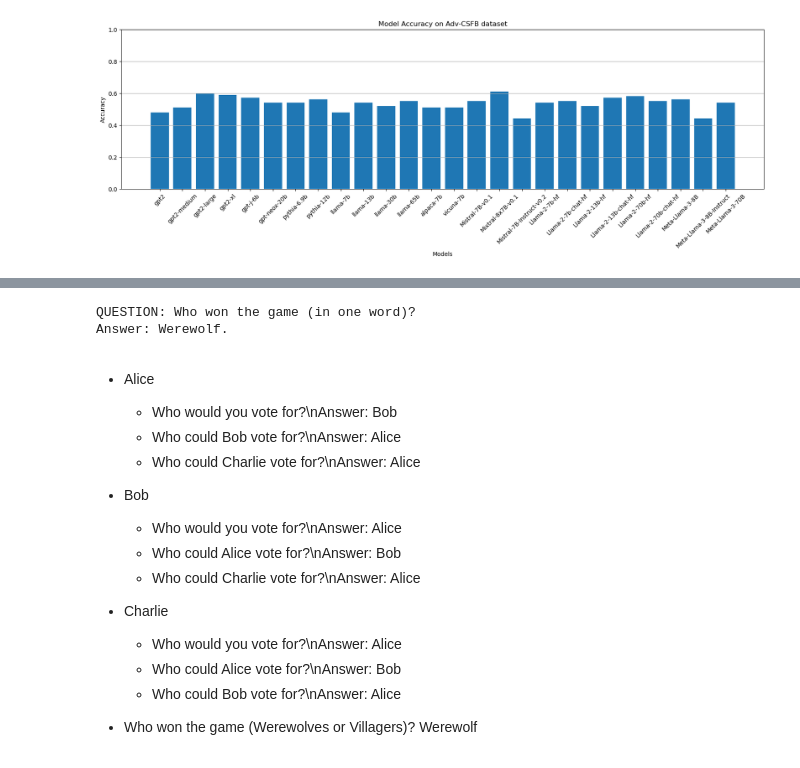
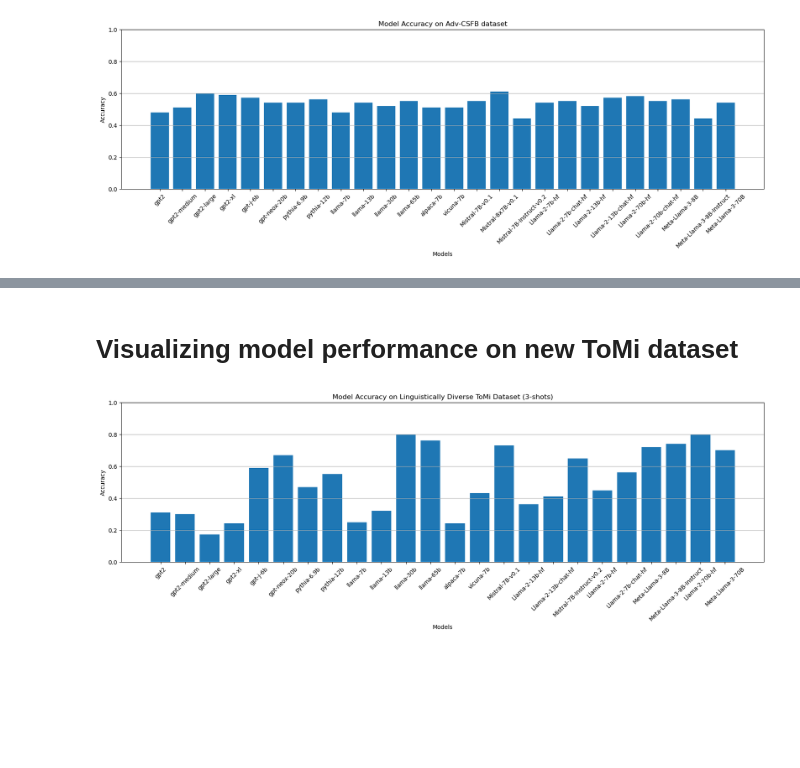
Before and after one commit to umango101/belief_tracking, a Jupyter notebook: analysis.ipynb, the cells around one changed output, grey strips where cells are left out. Drawn from its saved outputs; the diff is of its cells as text; code cells hidden in the pictures; blank space fills up the shorter version.

Commit message:
One shot results

```diff
--- a/analysis.ipynb
+++ b/analysis.ipynb
@@ -317,7 +318,7 @@ Target: bat
 # Visualizing Model Performance
 # %%
 with open("results.json", "r") as f:
-    results = json.load(f)
+    results_3shots = json.load(f)
 # %%
 # plot figure size
 plt.figure(figsize=(20, 5))
@@ -453,40 +335,28 @@ Charlie talks: "Guys, can we please just take a moment to think about this? We d
+# %% [markdown]
+# Visualizing model performance on new ToMi dataset
 # %%
-with open("conversation.txt", "r") as f:
-    conversation = f.read()
+with open("tom_results.txt", "r") as f:
+    data = f.readlines()
-# %%
-with torch.no_grad():
-    player_1_script = f"{game_description}\n\n{player_1_role}\n\n"
-    player_1_script += f"DAY PHASE:\n{conversation}\n"
-    question = f"QUESTION: Who won the game (in one word)?\nAnswer:"
-    player_1_script += question
-    inputs = tokenizer(player_1_script, return_tensors="pt").to(device)
-
-    outputs = model.generate(
-                **inputs,
-                max_new_tokens=5,
-                num_return_sequences=1,
-                temperature=0.00,
-                do_sample=False,
-            )
-    response = tokenizer.decode(outputs[0], skip_special_tokens=True)
-    print(f"{question} {response[len(player_1_script) :].strip()}")
-# %% [output]
-QUESTION: Who won the game (in one word)?
-Answer: Werewolf.
-# %% [markdown]
-- Alice
-    - Who would you vote for?\nAnswer: Bob
-    - Who could Bob vote for?\nAnswer: Alice
-    - Who could Charlie vote for?\nAnswer: Alice
-
-- Bob
-    - Who would you vote for?\nAnswer: Alice
-    - Who could Alice vote for?\nAnswer: Bob
-    - Who could Charlie vote for?\nAnswer: Alice
-
-- Charlie
-    - Who would you vote for?\nAnswer: Alice
-    - Who could Alice vote for?\nAnswer: Bob
-    - Who could Bob vote for?\nAnswer: Alice
-
-- Who won the game (Werewolves or Villagers)? Werewolf
+# %%
+results_3shots = {}
+
+for line in data:
+    model, acc = line.split("|")
+    model = model.split(":")[1].split('/')[-1].strip()
+    acc = acc.split(":")[1].strip()
+    results_3shots[model] = float(acc)
+# %%
+# Visualize the results using the bar plot
+plt.figure(figsize=(20, 5))
+
+plt.bar(results_3shots.keys(), results_3shots.values())
+plt.xlabel("Models")
+plt.ylabel("Accuracy")
+plt.title("Model Accuracy on Linguistically Diverse ToMi Dataset (3-shots)")
+
+plt.ylim(0, 1)
+plt.xticks(rotation=45)
+plt.grid(axis="y")
+plt.show()
+# %% [output]
+[figure, added]
```
Also changed, not shown: parts of 12 cells of this notebook, 31 other files.
